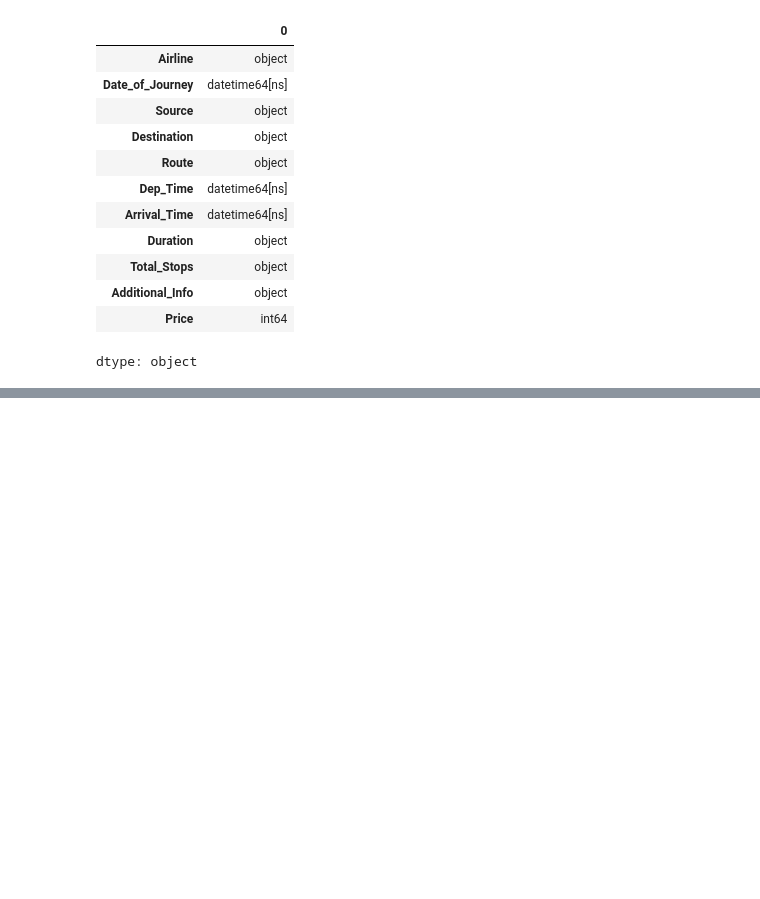
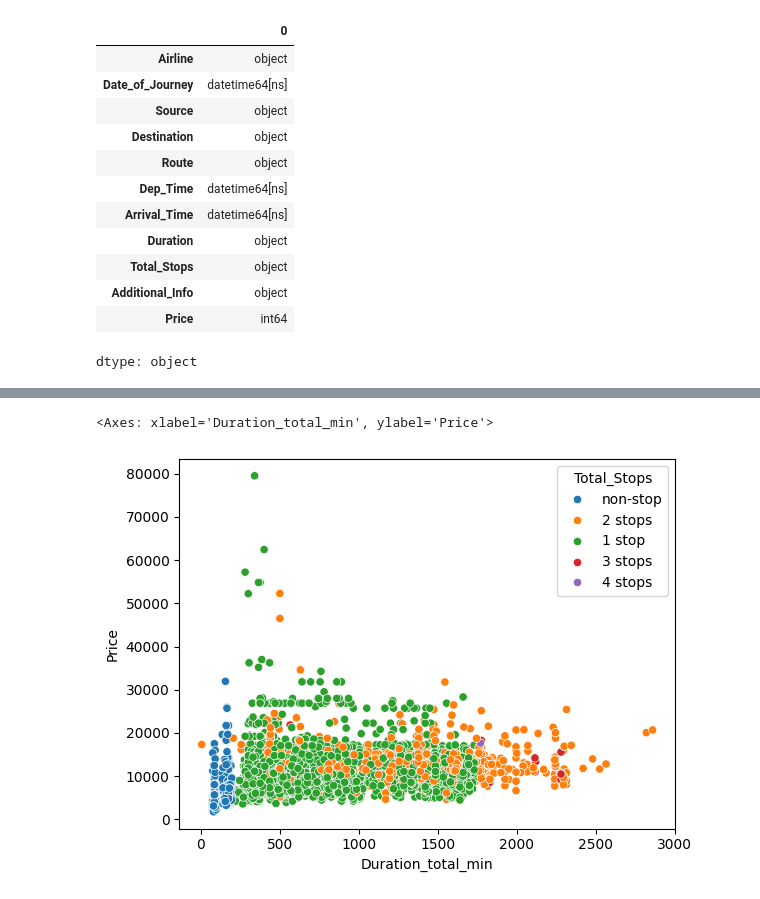
Before and after one commit to skhanduri79/Predicting-Flight-prices, a Jupyter notebook: fligth_prices_prediction.ipynb, the cells around one changed output, grey strips where cells are left out. Cells and saved outputs as stored; diff of their text form; code cells hidden in the pictures; blank space fills up the shorter version.

```diff
--- a/fligth_prices_prediction.ipynb
+++ b/fligth_prices_prediction.ipynb
@@ -223,0 +344,5 @@ data.shape
+# %%
+sns.scatterplot(x="Duration_total_min",y="Price",data=data, hue='Total_Stops')
+# %% [output]
+<Axes: xlabel='Duration_total_min', ylabel='Price'>
+[figure, added]
```
Also changed, not shown: parts of 31 cells of this notebook.
